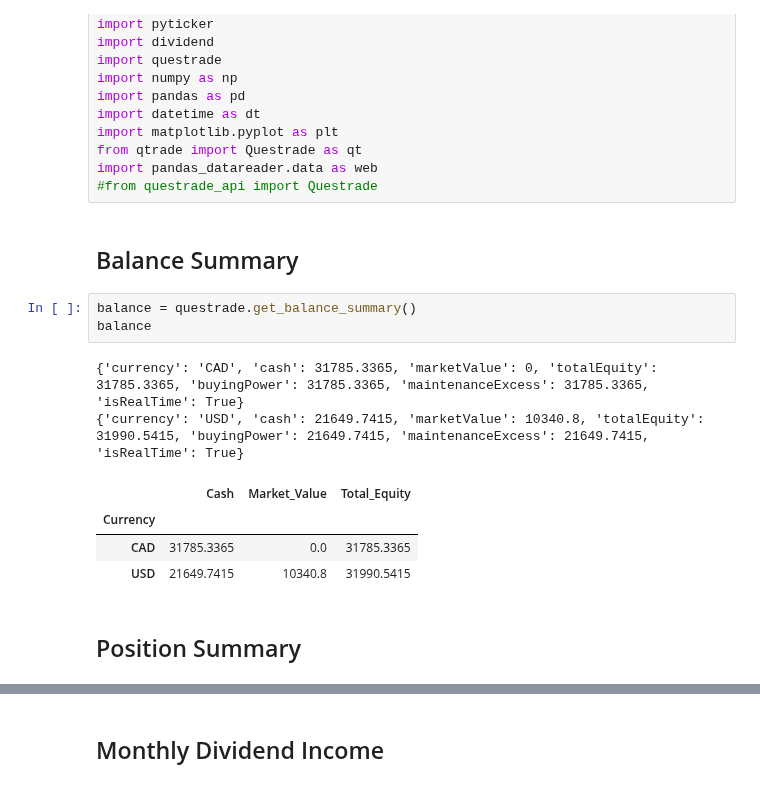
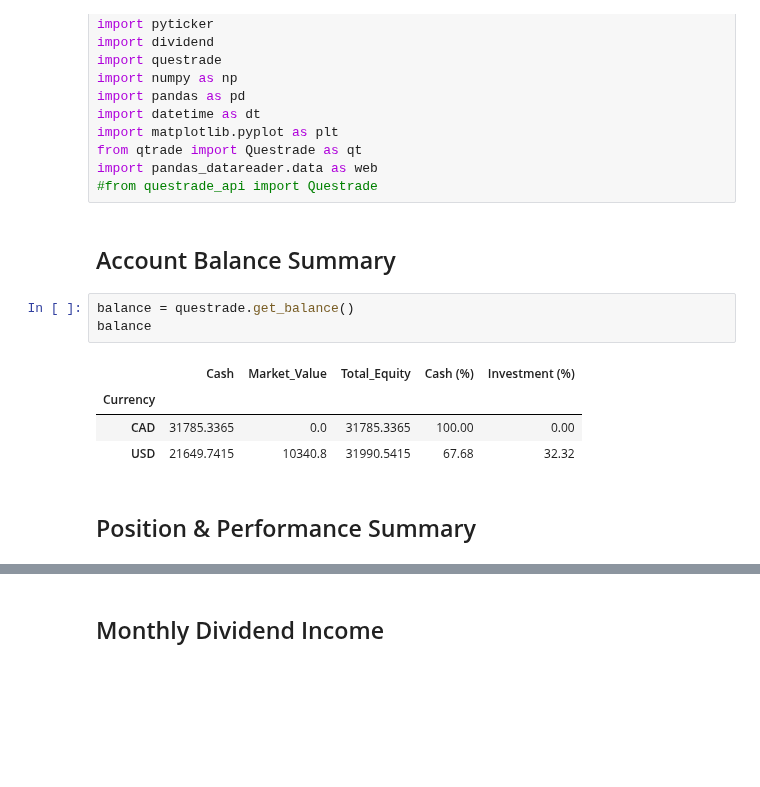
Before and after one commit to eshinhw/quant-portfolio-visualizer, a Jupyter notebook: Questrade Portfolio Manager.ipynb, the cells around one changed output, grey strips where cells are left out. Saved outputs shown, nothing was run; the diff lists cells and outputs as text; blank space fills up the shorter version.

```diff
--- a/Questrade Portfolio Manager.ipynb
+++ b/Questrade Portfolio Manager.ipynb
@@ -16,16 +16,14 @@ from qtrade import Questrade as qt
 import pandas_datareader.data as web
 #from questrade_api import Questrade
 # %% [markdown]
-## Balance Summary
+## Account Balance Summary
 # %%
-balance = questrade.get_balance_summary()
+balance = questrade.get_balance()
 balance
 # %% [output]
-{'currency': 'CAD', 'cash': 31785.3365, 'marketValue': 0, 'totalEquity': 31785.3365, 'buyingPower': 31785.3365, 'maintenanceExcess': 31785.3365, 'isRealTime': True}
-{'currency': 'USD', 'cash': 21649.7415, 'marketValue': 10340.8, 'totalEquity': 31990.5415, 'buyingPower': 21649.7415, 'maintenanceExcess': 21649.7415, 'isRealTime': True}
-|  | Cash | Market_Value | Total_Equity |
-| Currency |  |  |  |
-| CAD | 31785.3365 | 0.0 | 31785.3365 |
-| USD | 21649.7415 | 10340.8 | 31990.5415 |
+|  | Cash | Market_Value | Total_Equity | Cash (%) | Investment (%) |
+| Currency |  |  |  |  |  |
+| CAD | 31785.3365 | 0.0 | 31785.3365 | 100.00 | 0.00 |
+| USD | 21649.7415 | 10340.8 | 31990.5415 | 67.68 | 32.32 |
 # %% [markdown]
-## Position Summary
+## Position & Performance Summary
```
Also changed, not shown: parts of 33 cells of this notebook, 5 other files.
